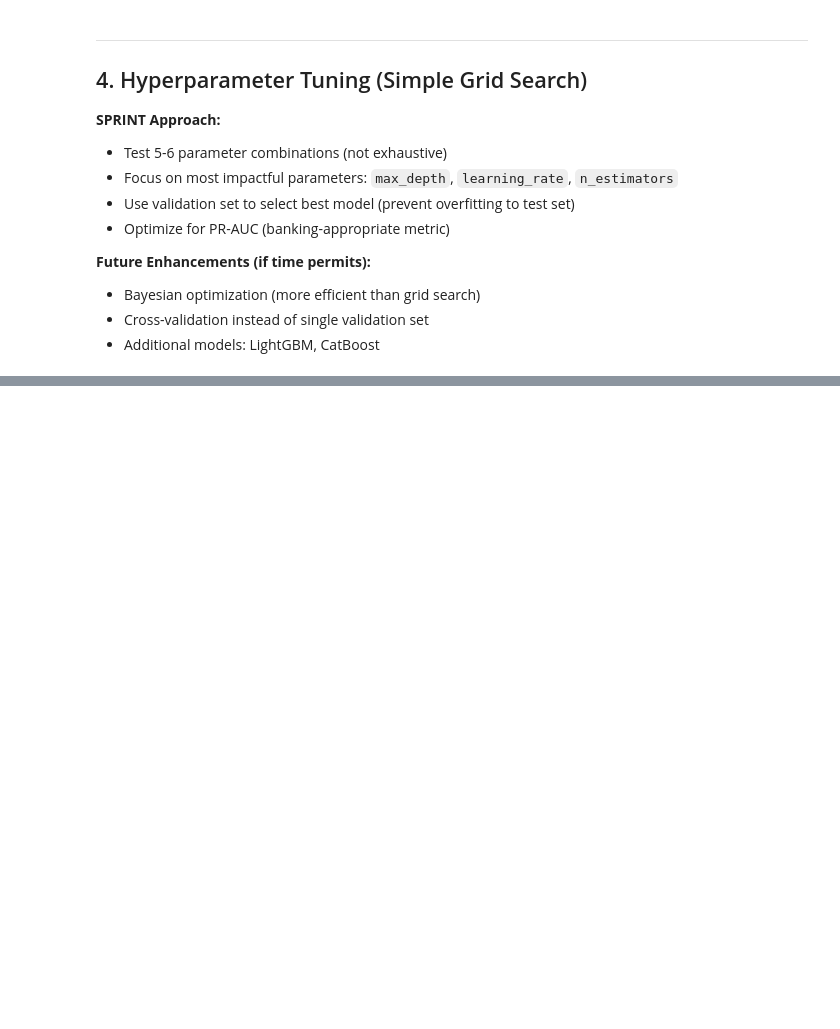
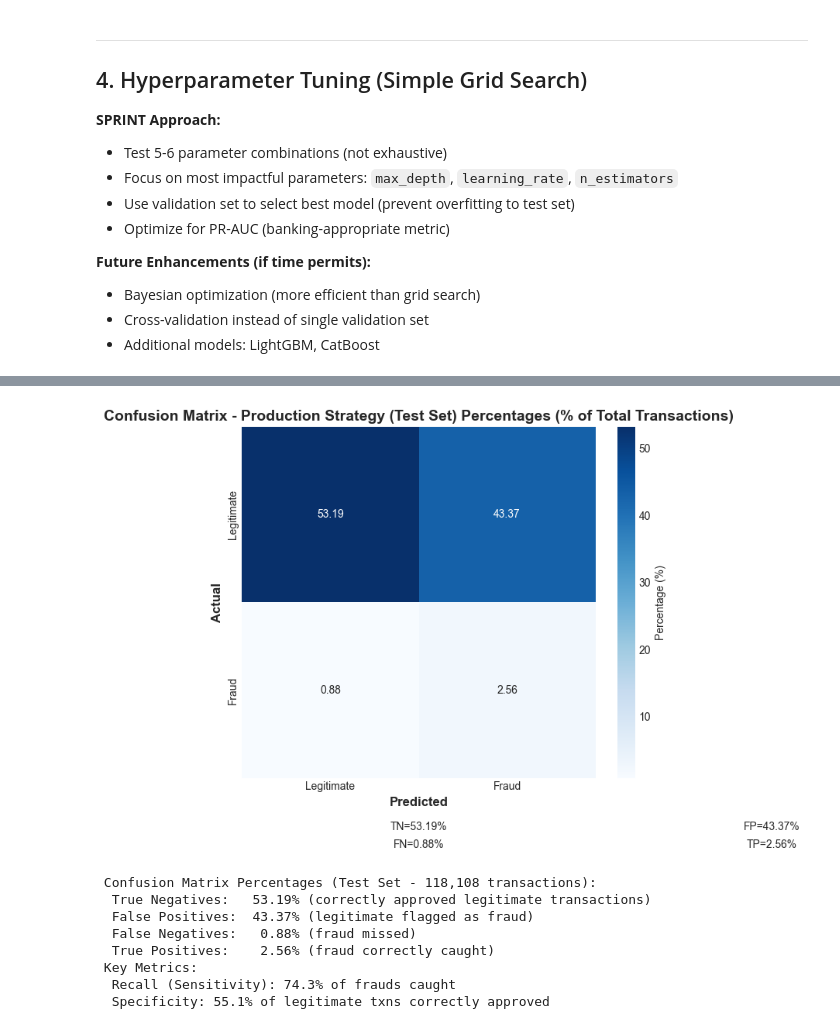
Before and after one commit to JuanCRuizA/Agent-Fraud-Sentinel, a Jupyter notebook: notebooks/modeling/03_model_training.ipynb, the cells around one changed output, grey strips where cells are left out. Cells and saved outputs as stored; diff of their text form; code cells hidden in the pictures; blank space fills up the shorter version.

```diff
--- a/notebooks/modeling/03_model_training.ipynb
+++ b/notebooks/modeling/03_model_training.ipynb
@@ -523,3 +1179,56 @@ print(f"\n👉 Use threshold={optimal_threshold:.3f} in production for minimum e
+# %%
+# Confusion Matrix - Production Strategy (Percentages)
+# Shows percentage distribution of predictions
+
+if constrained_threshold_75 is not None:
+    # Create confusion matrix from test set multi-threshold predictions
+    cm_multi_test = confusion_matrix(y_test,
+                                      (final_xgb_proba_test >= MANUAL_REVIEW_THRESHOLD).astype(int))
+
+    # Convert to percentages (relative to total transactions)
+    cm_percentages = cm_multi_test / len(y_test) * 100
+
+    plt.figure(figsize=(8, 6))
+    sns.heatmap(cm_percentages, annot=True, fmt=".2f", cmap="Blues",
+                xticklabels=["Legitimate", "Fraud"],
+                yticklabels=["Legitimate", "Fraud"],
+                cbar_kws={"label": "Percentage (%)"})
+
+    plt.ylabel("Actual", fontsize=12, fontweight="bold")
+    plt.xlabel("Predicted", fontsize=12, fontweight="bold")
+    plt.title("Confusion Matrix - Production Strategy (Test Set) Percentages (% of Total Transactions)", fontsize=14, fontweight="bold")
+
+    # Add percentage annotations
+    tn_pct, fp_pct, fn_pct, tp_pct = cm_percentages.ravel()
+    plt.text(0.5, -0.15, f"TN={tn_pct:.2f}%", ha="center", transform=plt.gca().transAxes, fontsize=10)
+    plt.text(1.5, -0.15, f"FP={fp_pct:.2f}%", ha="center", transform=plt.gca().transAxes, fontsize=10)
+    plt.text(0.5, -0.20, f"FN={fn_pct:.2f}%", ha="center", transform=plt.gca().transAxes, fontsize=10)
+    plt.text(1.5, -0.20, f"TP={tp_pct:.2f}%", ha="center", transform=plt.gca().transAxes, fontsize=10)
+
+    plt.tight_layout()
+    plt.show()
+
+    print(f" Confusion Matrix Percentages (Test Set - {len(y_test):,} transactions):")
+    print(f"  True Negatives:  {tn_pct:>6.2f}% (correctly approved legitimate transactions)")
+    print(f"  False Positives: {fp_pct:>6.2f}% (legitimate flagged as fraud)")
+    print(f"  False Negatives: {fn_pct:>6.2f}% (fraud missed)")
+    print(f"  True Positives:  {tp_pct:>6.2f}% (fraud correctly caught)")
+
+    print(f" Key Metrics:")
+    print(f"  Recall (Sensitivity): {tp_pct / (tp_pct + fn_pct) * 100:.1f}% of frauds caught")
+    print(f"  Specificity: {tn_pct / (tn_pct + fp_pct) * 100:.1f}% of legitimate txns correctly approved")
+else:
+    print("Constrained threshold not available")
+# %% [output]
+[figure, added]
+ Confusion Matrix Percentages (Test Set - 118,108 transactions):
+  True Negatives:   53.19% (correctly approved legitimate transactions)
+  False Positives:  43.37% (legitimate flagged as fraud)
+  False Negatives:   0.88% (fraud missed)
+  True Positives:    2.56% (fraud correctly caught)
+ Key Metrics:
+  Recall (Sensitivity): 74.3% of frauds caught
+  Specificity: 55.1% of legitimate txns correctly approved
 # %%
 # Visualize cost vs threshold
 plt.figure(figsize=(12, 6))
```
Also changed, not shown: parts of 37 cells of this notebook, 3 other files.
